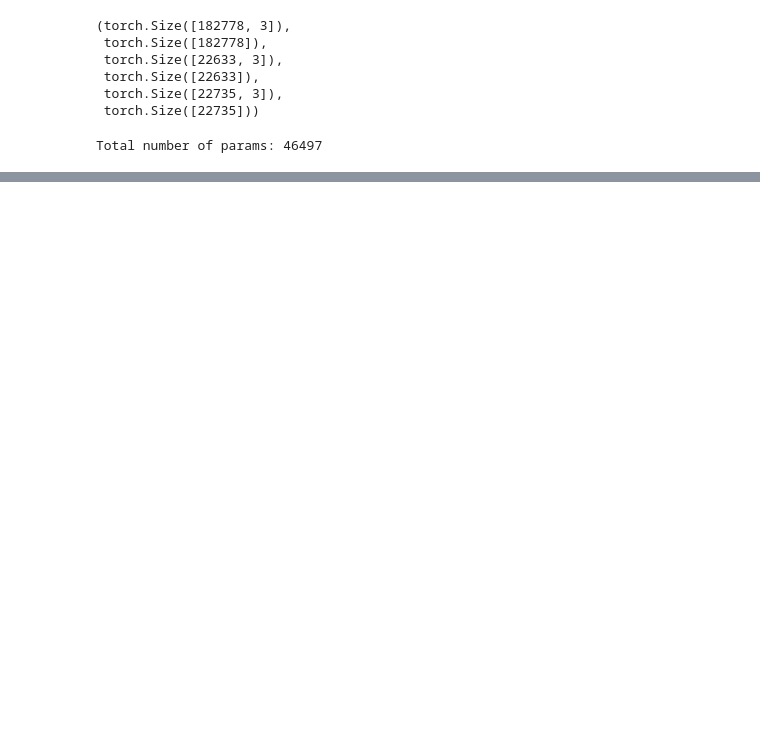
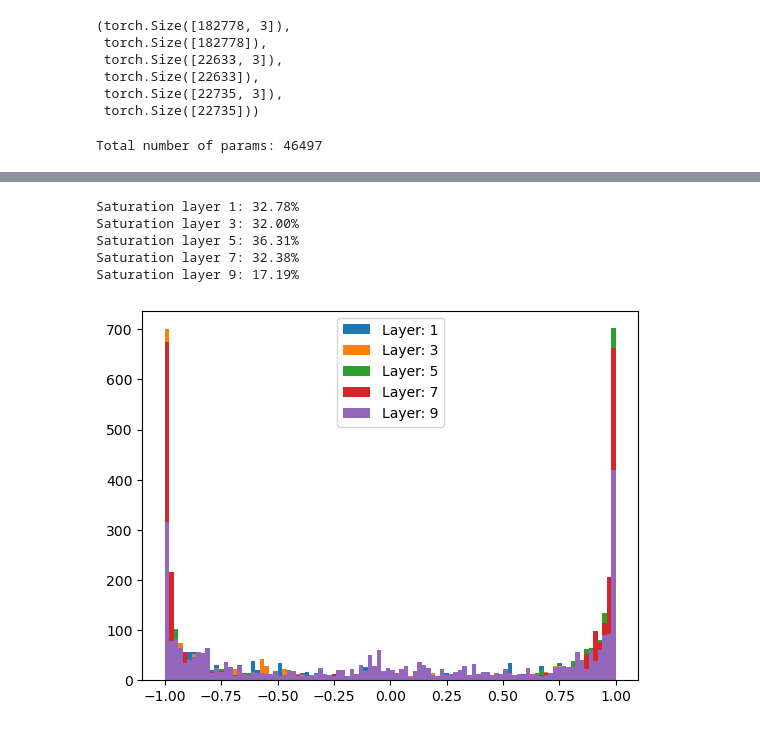
Before and after one commit to Aalgarnaal/llms_from_scratch, a Jupyter notebook: bengio_03/Torchified_Bengio_2003_implementation.ipynb, the cells around one changed output, grey strips where cells are left out. Saved outputs shown, nothing was run; the diff lists cells and outputs as text; code cells hidden in the pictures; blank space fills up the shorter version.

```diff
--- a/bengio_03/Torchified_Bengio_2003_implementation.ipynb
+++ b/bengio_03/Torchified_Bengio_2003_implementation.ipynb
@@ -139,7 +140,7 @@ Total number of params: 46497
 for p in flattened_params:
     p.requires_grad = True
 # %%
-steps = 10000
+steps = 100000
 batch_size = 32
 lossi = []
 for i in range(steps):
@@ -181,0 +190,19 @@ Iteration 9000, Loss: 1.86842942237854
+# %%
+# Let's investigate whats happening to the activations in each layer (after Tanh)
+plt.figure()
+with torch.no_grad():
+    for layer_ix, layer in enumerate(layers[:-1]):
+        if isinstance(layer,Tanh): #for all other layers
+            output = layer.out
+            output_vals = layer.out.view(-1).tolist()
+            print(f"Saturation layer {layer_ix}: {100*(np.abs(output_vals) > 0.99).sum() / len(output_vals):.2f}%")
+            plt.hist(output_vals,bins=100,label=f"Layer: {layer_ix}")
+plt.legend()
+plt.show()
+# %% [output]
+Saturation layer 1: 32.78%
+Saturation layer 3: 32.00%
+Saturation layer 5: 36.31%
+Saturation layer 7: 32.38%
+Saturation layer 9: 17.19%
+[figure, added]
```
Also changed, not shown: parts of 5 cells of this notebook.
